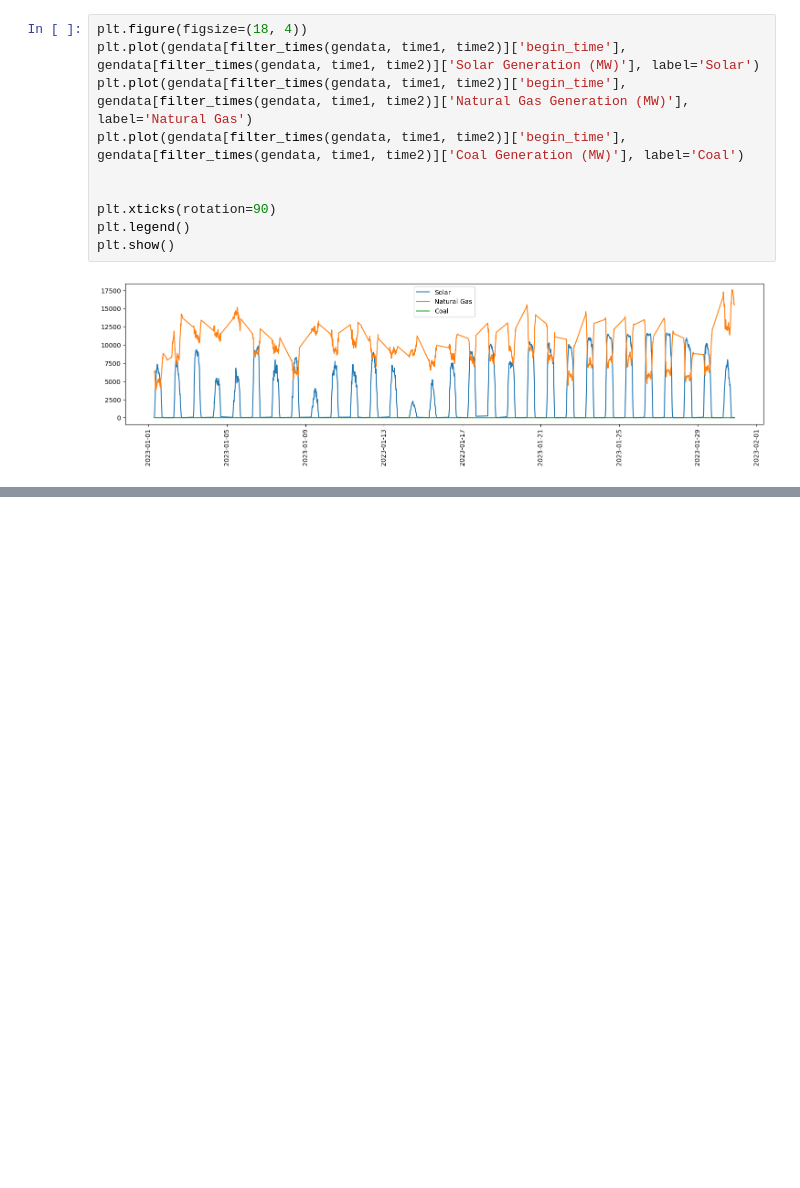
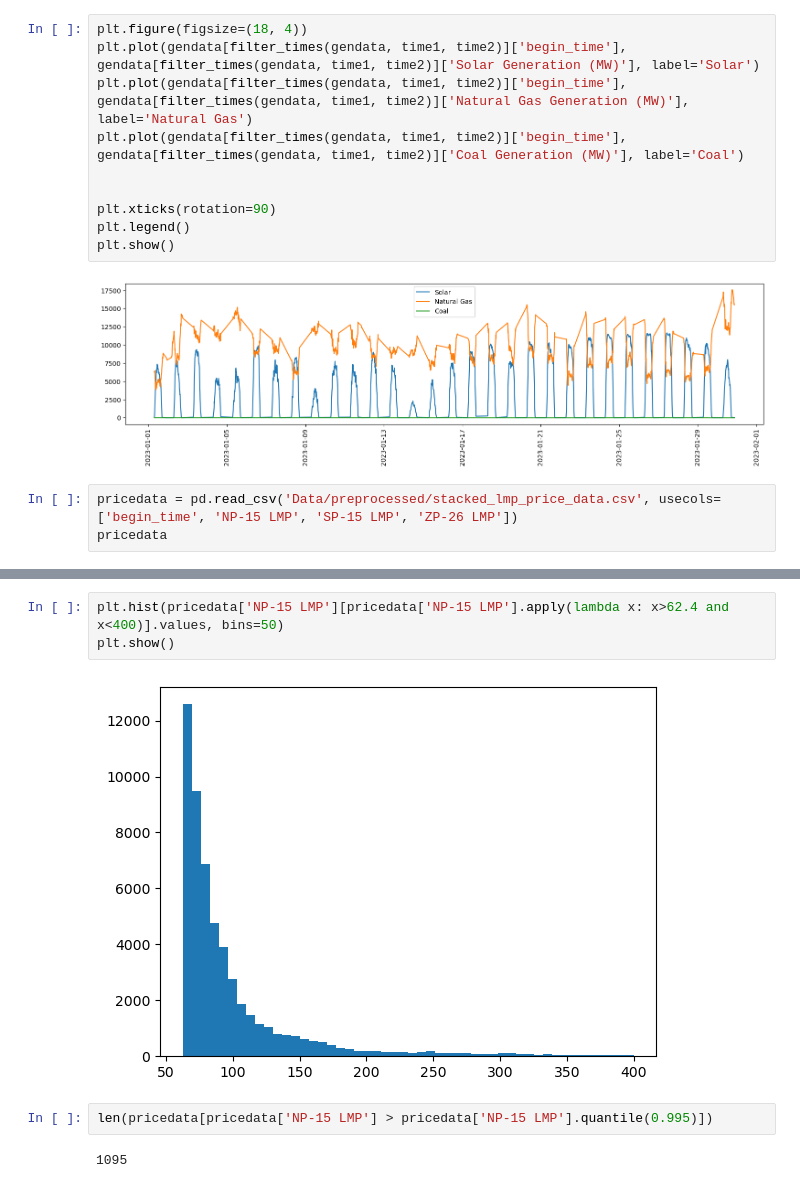
Before and after one commit to shabarishch/PowerPrices, a Jupyter notebook: Shabarish_local_main.ipynb, the cells around one changed output, grey strips where cells are left out. Cells and saved outputs as stored; diff of their text form; blank space fills up the shorter version.

Commit message:
More weather data and some exploration

```diff
--- a/Shabarish_local_main.ipynb
+++ b/Shabarish_local_main.ipynb
@@ -261,3 +174,6 @@ plt.legend()
 plt.show()
 # %% [output]
 [figure]
+# %%
+pricedata = pd.read_csv('Data/preprocessed/stacked_lmp_price_data.csv', usecols=['begin_time', 'NP-15 LMP', 'SP-15 LMP', 'ZP-26 LMP'])
+pricedata
@@ -263,0 +230,9 @@ plt.show()
+# %%
+plt.hist(pricedata['NP-15 LMP'][pricedata['NP-15 LMP'].apply(lambda x: x>62.4 and x<400)].values, bins=50)
+plt.show()
+# %% [output]
+[figure, added]
+# %%
+len(pricedata[pricedata['NP-15 LMP'] > pricedata['NP-15 LMP'].quantile(0.995)])
+# %% [output]
+1095
```
Also changed, not shown: parts of 25 cells of this notebook, 9 other files.
